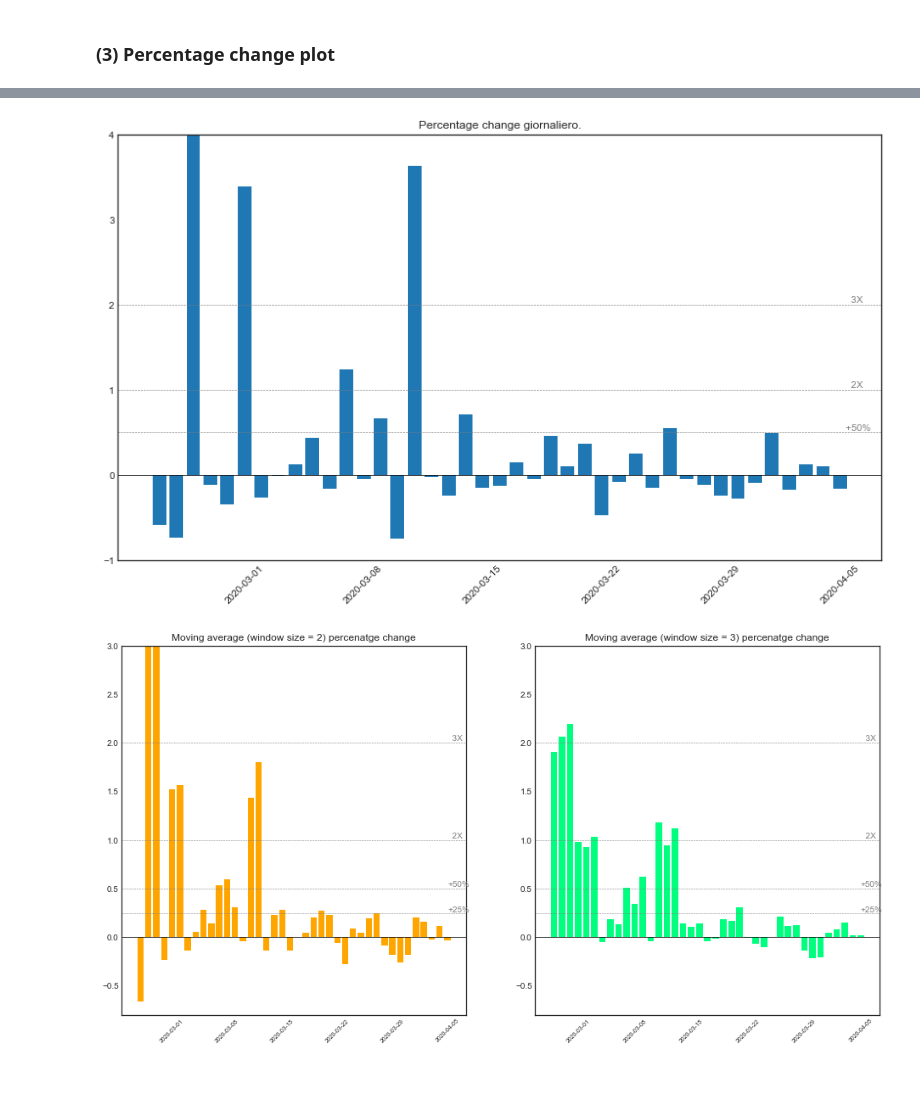
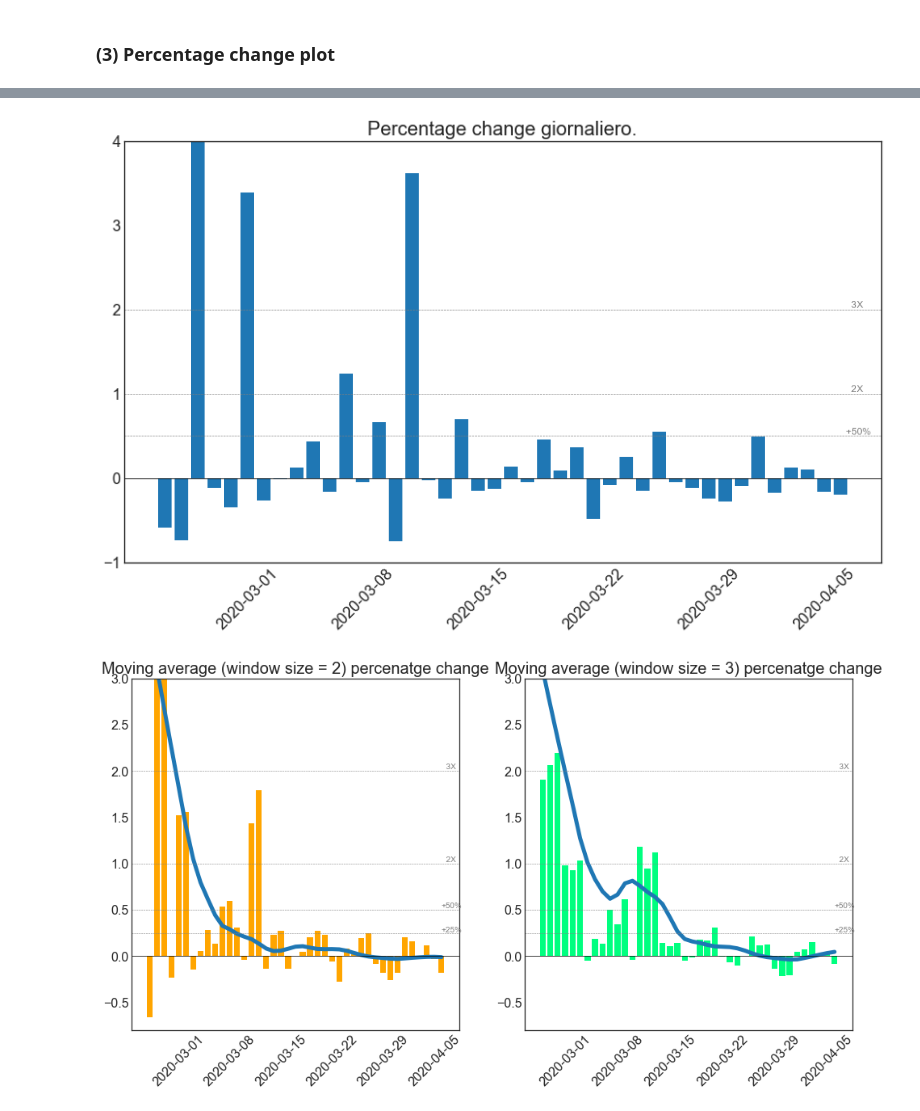
Before and after one commit to PaoloTesta/covid19_dataviz, a Jupyter notebook: dataviz_lombardia.ipynb, the cells around one changed output, grey strips where cells are left out. Drawn from its saved outputs; the diff is of its cells as text; code cells hidden in the pictures; blank space fills up the shorter version.

```diff
--- a/dataviz_lombardia.ipynb
+++ b/dataviz_lombardia.ipynb
@@ -13,6 +13,12 @@ print("pandas v: {}".format(pd.__version__))
 # %% [output]
 pandas v: 0.25.1
 # %%
+plt.rcParams['axes.titlesize']=20
+plt.rcParams['axes.labelsize']=14
+plt.rcParams['xtick.labelsize']=16
+plt.rcParams['ytick.labelsize']=16
+
+# colors
 col_green = "#{:02x}{:02x}{:02x}".format(0,158,115)
 col_yellow = "#{:02x}{:02x}{:02x}".format(240, 228, 66)
 col_blue = "#{:02x}{:02x}{:02x}".format(0, 114, 178)
@@ -175,2 +176,19 @@ L'ultima osservazione si trova al 50.0-mo percentile.
 # %% [markdown]
 ### (3) Percentage change plot
+# %%
+plt.rcParams['figure.figsize'] = 14, 8
+smooth = sm.nonparametric.lowess(exog=list(np.arange(len(df_lom))), endog=df_lom.nuovi_positivi.pct_change(periods=1),frac=0.3)[:,1]
+
+plt.plot(df_lom.data,df_lom.nuovi_positivi.pct_change(periods=1),color=col_green)
+plt.scatter(df_lom.data,df_lom.nuovi_positivi.pct_change(periods=1),color=col_green)
+plt.plot(df_lom.data[1:],smooth,linewidth=5)
+_=plt.xticks(df_lom[df_lom.wday.isin([6])].data.values,rotation=45)
+plt.ylim(-1,4)
+_=plt.axhline(0,color='black',linestyle='-',linewidth=0.75)
+_=plt.axhline(0.5,color='gray',linestyle='--',linewidth=0.55)
+_=plt.axhline(1,color='gray',linestyle='--',linewidth=0.55)
+_=plt.axhline(2,color='gray',linestyle='--',linewidth=0.55)
+_=plt.text(x=df_lom.data[i],y=0.52,s="  +50%",color='gray')
+_=plt.text(x=df_lom.data[i],y=1.02,s="    2X",color='gray')
+_=plt.text(x=df_lom.data[i],y=2.02,s="    3X",color='gray')
+_=plt.title("Percentage change giornaliero.")
@@ -191,49 +211,57 @@ _=plt.text(x=df_lom.data[i],y=1.02,s="    2X",color='gray')
 _=plt.text(x=df_lom.data[i],y=2.02,s="    3X",color='gray')
 _=plt.title("Percentage change giornaliero.")
 # %% [output]
-[figure, old version]
+[figure, new version]
 # %%
 plt.rcParams['figure.figsize'] = 16, 8
 
+smooth = sm.nonparametric.lowess(exog=list(np.arange(len(df_lom))),
+                                 endog=df_lom.nuovi_positivi.pct_change(1).rolling(2).sum()/2,
+                                 frac=0.3)[:,1]
 plt.subplot(121)
 plt.bar(
     x=df_lom.data,
     height=df_lom.nuovi_positivi.pct_change(1).rolling(2).sum()/2,
     color='orange'
 )
-_=plt.xticks(df_lom[df_lom.wday.isin([6])].data.values,rotation=45,size=7)
+plt.plot(df_lom.data[2:],smooth,linewidth=5)
+_=plt.xticks(df_lom[df_lom.wday.isin([6])].data.values,rotation=45)
 plt.ylim(-0.8,3)
 _=plt.axhline(0,color='black',linestyle='-',linewidth=0.75)
 _=plt.axhline(0.25,color='gray',linestyle='--',linewidth=0.55)
 _=plt.axhline(0.5,color='gray',linestyle='--',linewidth=0.55)
 _=plt.axhline(1,color='gray',linestyle='--',linewidth=0.55)
 _=plt.axhline(2,color='gray',linestyle='--',linewidth=0.55)
 _=plt.text(x=df_lom.data[i],y=0.26,s="+25%",color='gray')
 _=plt.text(x=df_lom.data[i],y=0.52,s="+50%",color='gray')
 _=plt.text(x=df_lom.data[i],y=1.02,s="  2X",color='gray')
 _=plt.text(x=df_lom.data[i],y=2.02,s="  3X",color='gray')
 _=plt.title('Moving average (window size = 2) percenatge change')
 
 plt.subplot(122)
+smooth = sm.nonparametric.lowess(exog=list(np.arange(len(df_lom))),
+                                 endog=df_lom.nuovi_positivi.pct_change(1).rolling(3).sum()/2,
+                                 frac=0.3)[:,1]
 plt.bar(
     x=df_lom.data,
     height=df_lom.nuovi_positivi.pct_change(1).rolling(3).sum()/3,
     color='springgreen'
 )
-_=plt.xticks(df_lom[df_lom.wday.isin([6])].data.values,rotation=45,size=7)
+plt.plot(df_lom.data[3:],smooth,linewidth=5)
+_=plt.xticks(df_lom[df_lom.wday.isin([6])].data.values,rotation=45)
 plt.ylim(-0.8,3)
 _=plt.axhline(0,color='black',linestyle='-',linewidth=0.75)
 _=plt.axhline(0.25,color='gray',linestyle='--',linewidth=0.55)
 _=plt.axhline(0.5,color='gray',linestyle='--',linewidth=0.55)
 _=plt.axhline(1,color='gray',linestyle='--',linewidth=0.55)
 _=plt.axhline(2,color='gray',linestyle='--',linewidth=0.55)
 _=plt.text(x=df_lom.data[i],y=0.26,s="+25%",color='gray')
 _=plt.text(x=df_lom.data[i],y=0.52,s="+50%",color='gray')
 _=plt.text(x=df_lom.data[i],y=1.02,s="  2X",color='gray')
 _=plt.text(x=df_lom.data[i],y=2.02,s="  3X",color='gray')
 _=plt.title('Moving average (window size = 3) percenatge change')
 # %% [output]
-[figure, old version]
+[figure, new version]
 # %%
 gdf = df.groupby(['data','wday']).agg({'nuovi_positivi':sum}).reset_index()
 # %%
```
Also changed, not shown: parts of 9 cells of this notebook.
